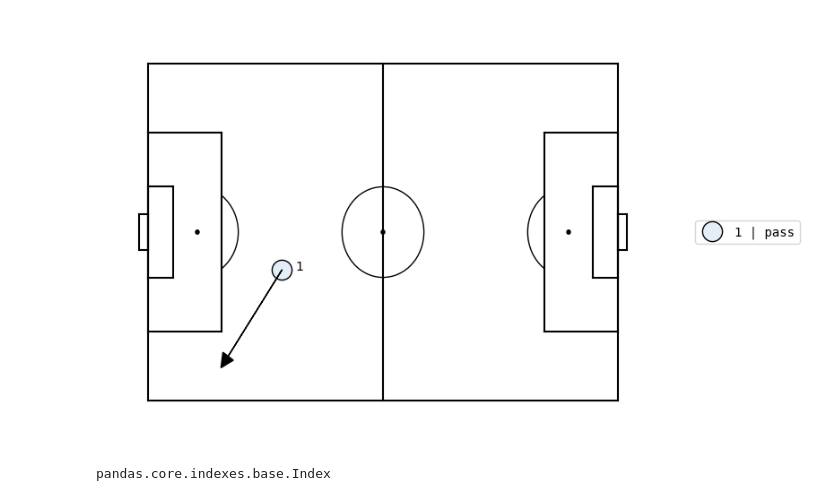
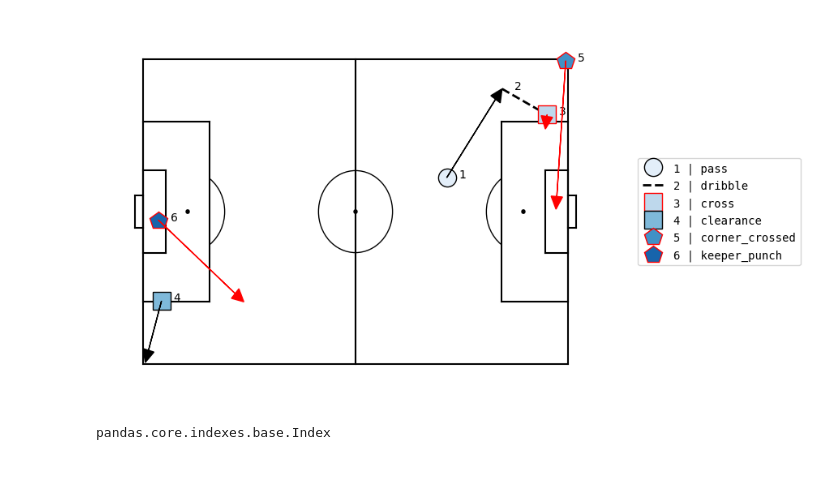
Before and after one commit to esalama01/uSoccer, a Jupyter notebook: analytics/src/data_transformation.ipynb, the cells around one changed output. Saved outputs shown, nothing was run; the diff lists cells and outputs as text; code cells hidden in the pictures; blank space fills up the shorter version.

```diff
--- a/analytics/src/data_transformation.ipynb
+++ b/analytics/src/data_transformation.ipynb
@@ -24,9 +24,9 @@ def plot_actions(df_actions_to_plot):
         figsize=8)
 # %%
 action_id = 145
-plot_actions(df[action_id:action_id + 1])
+plot_actions(df[action_id:action_id + 6])
 # %% [output]
-[figure, old version]
+[figure, new version]
 # %%
 l = df.columns
 # %%
```
Also changed, not shown: parts of 5 cells of this notebook, 3 other files.
